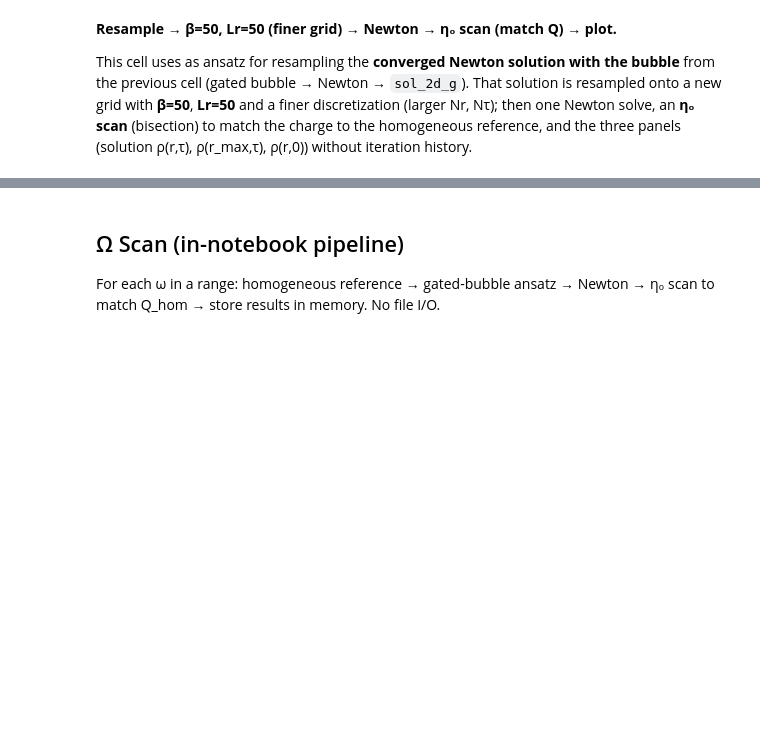
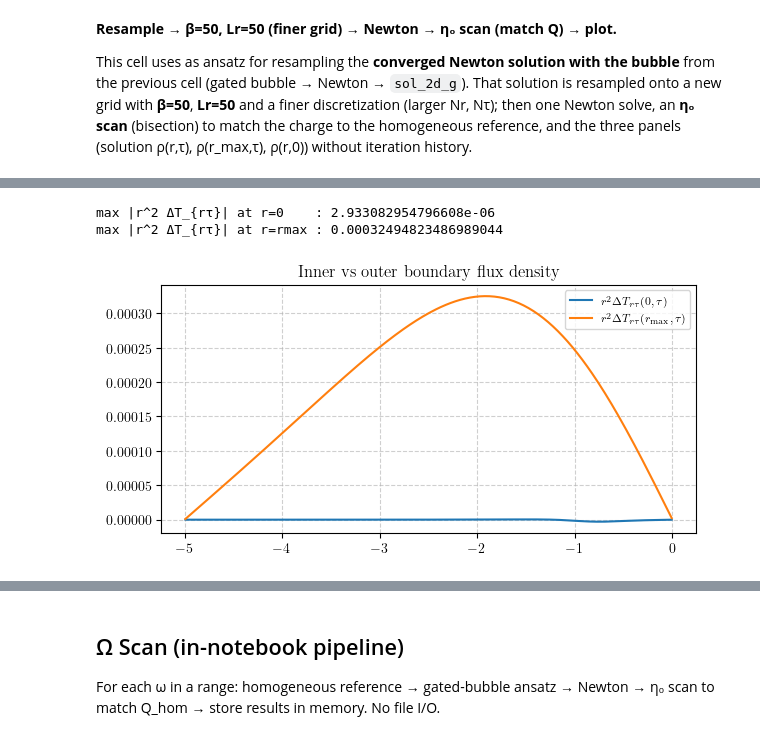
Before and after one commit to GiulioBarni/Qubble, a Jupyter notebook: Bubble_finder/notebooks/Final_Bubble_2D.ipynb, the cells around one changed output, grey strips where cells are left out. Drawn from its saved outputs; the diff is of its cells as text; code cells hidden in the pictures; blank space fills up the shorter version.

```diff
--- a/Bubble_finder/notebooks/Final_Bubble_2D.ipynb
+++ b/Bubble_finder/notebooks/Final_Bubble_2D.ipynb
@@ -1407,0 +2425,26 @@ if "F_omega" in obs_res:
+# %%
+# Bounce from sphaleron: negative-mode seeds → Newton
+from Bubble_finder.branching import find_bounce_from_sphaleron, slicewise_energies, recenter_solution_in_tau
+import matplotlib.pyplot as plt
+import numpy as np
+
+# Use same solver/solution as in Branch fishing (solver_res + sol_eta_res, or solver_2d_g + sol_2d_g)
+try:
+    _solver_branch = solver_res
+    _sol_sph = sol_eta_res
+except NameError:
+    try:
+        _solver_branch = solver_2d_g
+        _sol_sph = sol_2d_g
+    except NameError:
+        raise NameError("Run the resample cell (solver_res, sol_eta_res) or gated cell (solver_2d_g, sol_2d_g) first.")
+
+best_bounce, diag = find_bounce_from_sphaleron(
+    _solver_branch,
+    _sol_sph,
+    eps_list=np.logspace(-6, -1, 3),
+    max_tries=30,
+    tau_turn=None,
+    verbose=True,
+    solve_verbose=False,
+)
@@ -1407,0 +3981,20 @@ if "F_omega" in obs_res:
+# %%
+# Check inner-boundary flux density: r^2 ΔT_{rτ} at r=0
+inner_flux = (r[0]**2) * Delta_T_rt[0, :]
+outer_flux = (r[-1]**2) * Delta_T_rt[-1, :]
+
+print("max |r^2 ΔT_{rτ}| at r=0    :", np.max(np.abs(inner_flux)))
+print("max |r^2 ΔT_{rτ}| at r=rmax :", np.max(np.abs(outer_flux)))
+
+plt.figure(figsize=(6.2,3.2))
+plt.plot(tau, inner_flux, label=r"$r^2\Delta T_{r\tau}(0,\tau)$")
+plt.plot(tau, outer_flux, label=r"$r^2\Delta T_{r\tau}(r_{\max},\tau)$")
+plt.grid(True, ls="--", alpha=0.6)
+plt.legend(fontsize=8)
+plt.title("Inner vs outer boundary flux density")
+plt.tight_layout()
+plt.show()
+# %% [output]
+max |r^2 ΔT_{rτ}| at r=0    : 2.933082954796608e-06
+max |r^2 ΔT_{rτ}| at r=rmax : 0.00032494823486989044
+[figure, added]
```
Also changed, not shown: parts of 52 cells of this notebook, 36 other files.
